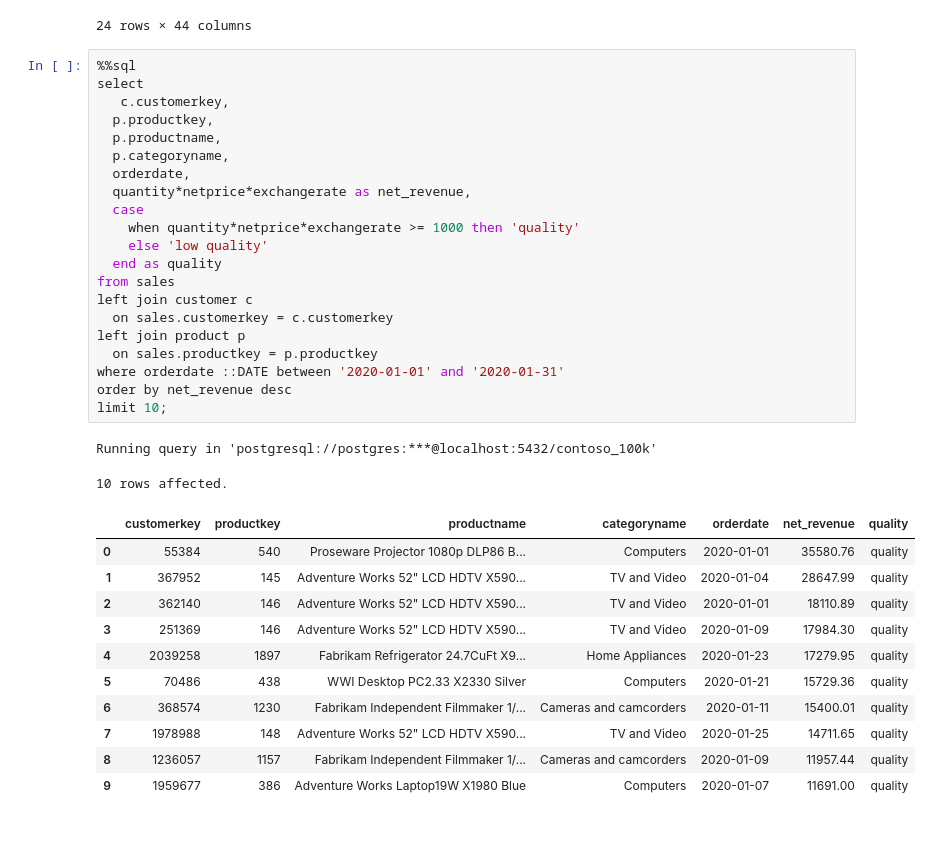
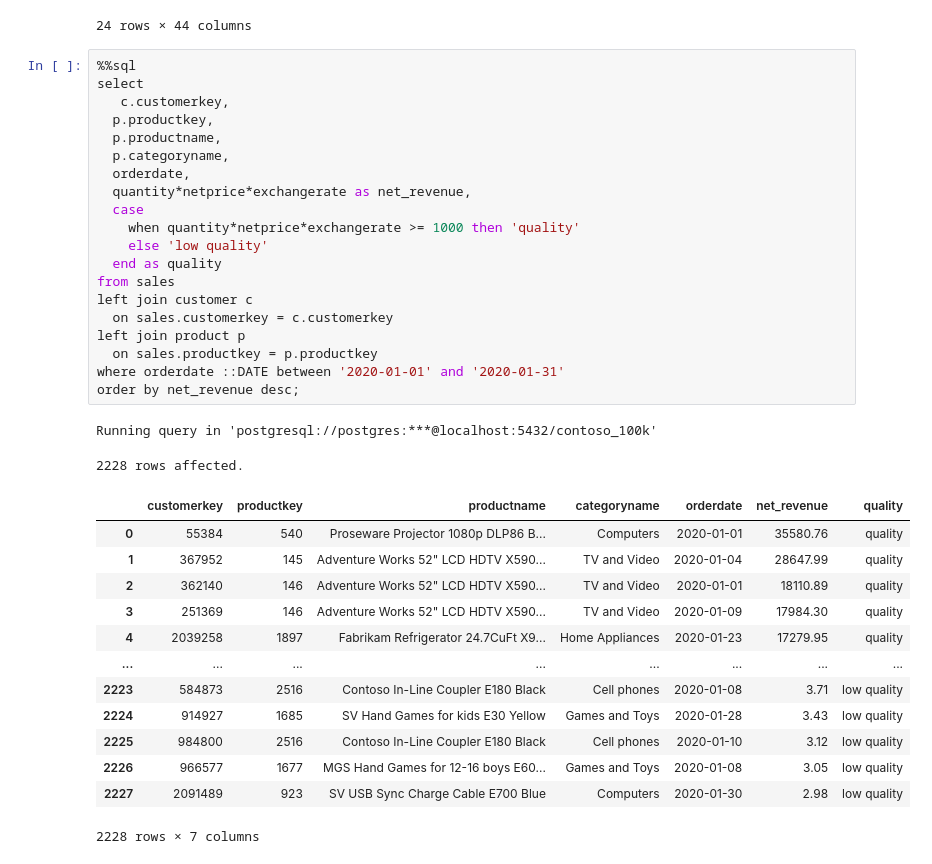
Before and after one commit to Josphat28/SQL_Project_Data_Analytics, a Jupyter notebook: Resources/Blank_SQL_Notebook.ipynb, the cells around one changed output. Drawn from its saved outputs; the diff is of its cells as text; blank space fills up the shorter version.

```diff
--- a/Resources/Blank_SQL_Notebook.ipynb
+++ b/Resources/Blank_SQL_Notebook.ipynb
@@ -216,35 +218,36 @@ Running query in 'postgresql://postgres:***@localhost:5432/contoso_100k'
 # %%
 %%sql
 select
    c.customerkey,
   p.productkey,
   p.productname,
   p.categoryname,
   orderdate,
   quantity*netprice*exchangerate as net_revenue,
   case
     when quantity*netprice*exchangerate >= 1000 then 'quality'
     else 'low quality'
   end as quality
 from sales
 left join customer c
   on sales.customerkey = c.customerkey
 left join product p
   on sales.productkey = p.productkey
 where orderdate ::DATE between '2020-01-01' and '2020-01-31'
-order by net_revenue desc
-limit 10;
+order by net_revenue desc;
 # %% [output]
 Running query in 'postgresql://postgres:***@localhost:5432/contoso_100k'
-10 rows affected.
+2228 rows affected.
 |  | customerkey | productkey | productname | categoryname | orderdate | net_revenue | quality |
 | 0 | 55384 | 540 | Proseware Projector 1080p DLP86 B... | Computers | 2020-01-01 | 35580.76 | quality |
 | 1 | 367952 | 145 | Adventure Works 52" LCD HDTV X590... | TV and Video | 2020-01-04 | 28647.99 | quality |
 | 2 | 362140 | 146 | Adventure Works 52" LCD HDTV X590... | TV and Video | 2020-01-01 | 18110.89 | quality |
 | 3 | 251369 | 146 | Adventure Works 52" LCD HDTV X590... | TV and Video | 2020-01-09 | 17984.30 | quality |
 | 4 | 2039258 | 1897 | Fabrikam Refrigerator 24.7CuFt X9... | Home Appliances | 2020-01-23 | 17279.95 | quality |
-| 5 | 70486 | 438 | WWI Desktop PC2.33 X2330 Silver | Computers | 2020-01-21 | 15729.36 | quality |
-| 6 | 368574 | 1230 | Fabrikam Independent Filmmaker 1/... | Cameras and camcorders | 2020-01-11 | 15400.01 | quality |
-| 7 | 1978988 | 148 | Adventure Works 52" LCD HDTV X590... | TV and Video | 2020-01-25 | 14711.65 | quality |
-| 8 | 1236057 | 1157 | Fabrikam Independent Filmmaker 1/... | Cameras and camcorders | 2020-01-09 | 11957.44 | quality |
-| 9 | 1959677 | 386 | Adventure Works Laptop19W X1980 Blue | Computers | 2020-01-07 | 11691.00 | quality |
+| ... | ... | ... | ... | ... | ... | ... | ... |
+| 2223 | 584873 | 2516 | Contoso In-Line Coupler E180 Black | Cell phones | 2020-01-08 | 3.71 | low quality |
+| 2224 | 914927 | 1685 | SV Hand Games for kids E30 Yellow | Games and Toys | 2020-01-28 | 3.43 | low quality |
+| 2225 | 984800 | 2516 | Contoso In-Line Coupler E180 Black | Cell phones | 2020-01-10 | 3.12 | low quality |
+| 2226 | 966577 | 1677 | MGS Hand Games for 12-16 boys E60... | Games and Toys | 2020-01-08 | 3.05 | low quality |
+| 2227 | 2091489 | 923 | SV USB Sync Charge Cable E700 Blue | Computers | 2020-01-30 | 2.98 | low quality |
+2228 rows × 7 columns
```
Also changed, not shown: parts of 3 cells of this notebook.
